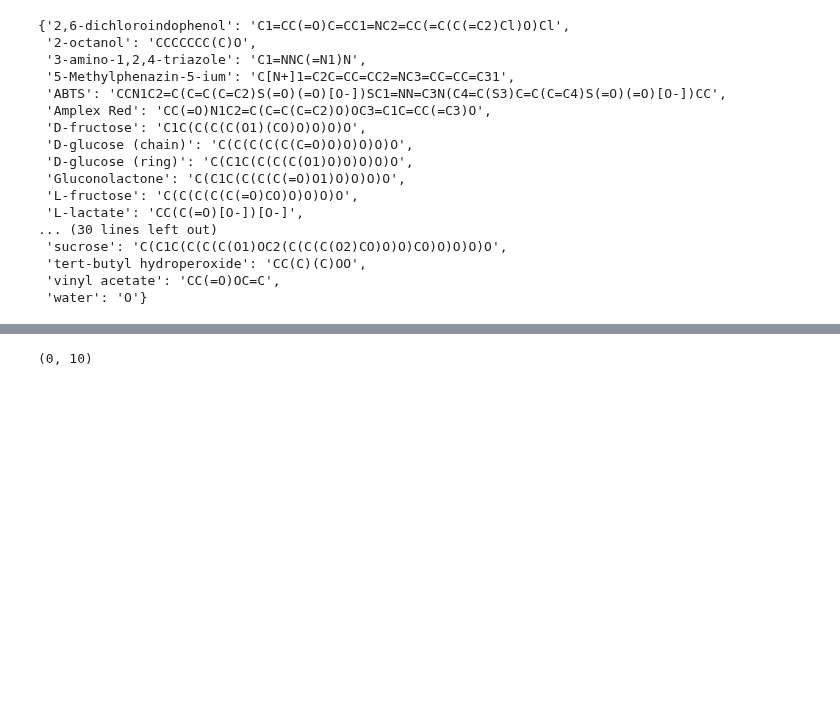
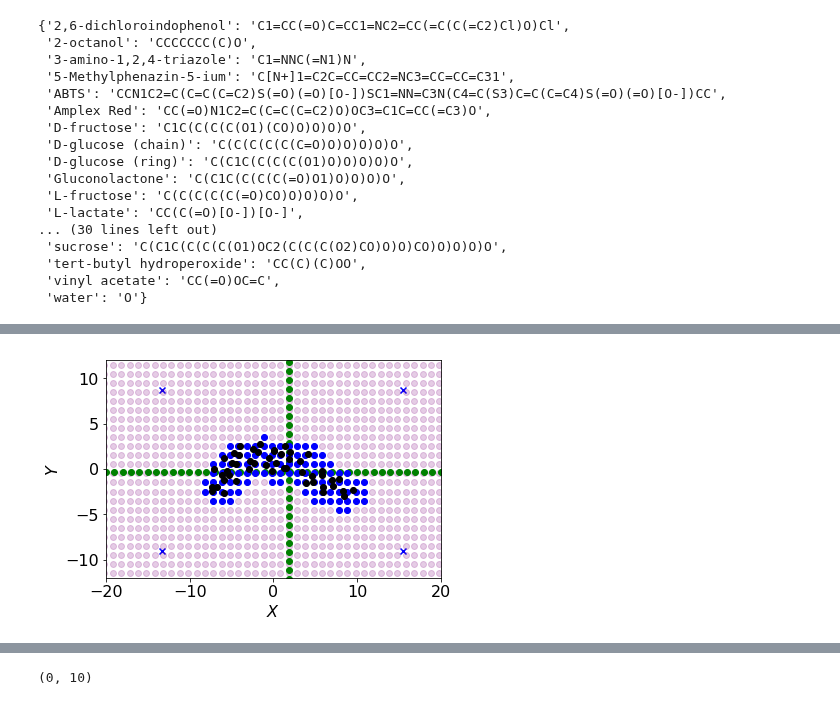
Before and after one commit to andrewtarzia/enzyme_screen, a Jupyter notebook: rdkit_biomin.ipynb, the cells around one changed output, grey strips where cells are left out. Cells and saved outputs as stored; diff of their text form; code cells hidden in the pictures; blank space fills up the shorter version.

```diff
--- a/rdkit_biomin.ipynb
+++ b/rdkit_biomin.ipynb
@@ -243,0 +254,57 @@ intermediate diameter = 8.15 angstrom
+# %%
+fig, ax = plt.subplots()
+confId = 0
+conf = mol.GetConformer(confId)
+# Chem.CanonicalizeConformer(conf)  # align principal axes with X, Y, Z
+atom_positions = conf.GetPositions()
+ax.scatter(atom_positions[:, 0], atom_positions[:, 1], c='k', alpha=0.2)
+box, sideLen, shape = rdkit_functions.get_molec_shape(mol, conf, confId, vdwScale=vdwScale,
+                                         boxMargin=boxMargin,
+                                         spacing=spacing)
+ax.scatter(box[1].x+boxMargin, box[1].y+boxMargin, c='b', marker='x')
+ax.scatter(box[0].x-boxMargin, box[1].y+boxMargin, c='b', marker='x')
+ax.scatter(box[0].x-boxMargin, box[0].y-boxMargin, c='b', marker='x')
+ax.scatter(box[1].x+boxMargin, box[0].y-boxMargin, c='b', marker='x')
+axes, moments = Chem.ComputePrincipalAxesAndMoments(conf, ignoreHs=False)
+COM = mol_coms[confId]
+ax.scatter(COM[0], COM[1], c='r')
+max_side_len = max([i*2 for i in sideLen])
+
+# define directions based on AX1, AX2, AX3
+# use two AX to define plane, and 3rd AX to define direction of vectors
+AX1 = np.array([1, 0, 0])
+AX2 = np.array([0, 1, 0])
+AX3 = np.array([0, 0, 1])
+v1, v2 = rdkit_functions.define_plane(AX1, AX2, COM, max_side_len, vec_spacing=vec_spacing)
+hit_points = []
+for i in range(v1.shape[0]):
+    for j in range(v2.shape[0]):
+        # point in plane
+        a = v1[i] + v2[j]
+        ax.scatter(a[0], a[1], c='purple', alpha=0.2)
+        # define a series of points that exist on a vector along 3rd AX
+        # that goes through 'a'
+        dist_a = np.arange(-max_side_len, max_side_len + 0.1, vec_spacing)
+        vect_a = np.asarray([(i)*AX3 for i in dist_a]) + a
+
+        # determine if the series of points hits VDW cloud
+        for p in vect_a:
+            pt = rdkit_functions.def_point(*p)
+            if shape.GetValPoint(pt) > 2:
+                hit_points.append(np.array([pt.x, pt.y, pt.z]))
+                break
+
+hit_points = np.asarray(hit_points)
+ax.scatter(v1[:, 0], v1[:, 1], c='green')
+ax.scatter(v2[:, 0], v2[:, 1], c='green')
+ax.scatter(hit_points[:, 0], hit_points[:, 1], c='b')
+
+ax.scatter(atom_positions[:, 0], atom_positions[:, 1], c='k', alpha=1)
+
+define_parity_plot_variables(ax, title='',
+                             xtitle='$X$',
+                             ytitle='$Y$',
+                             xlim=(-20, 20),
+                             ylim=(-12, 12))
+# %% [output]
+[figure, added]
```
Also changed, not shown: parts of 6 cells of this notebook.
